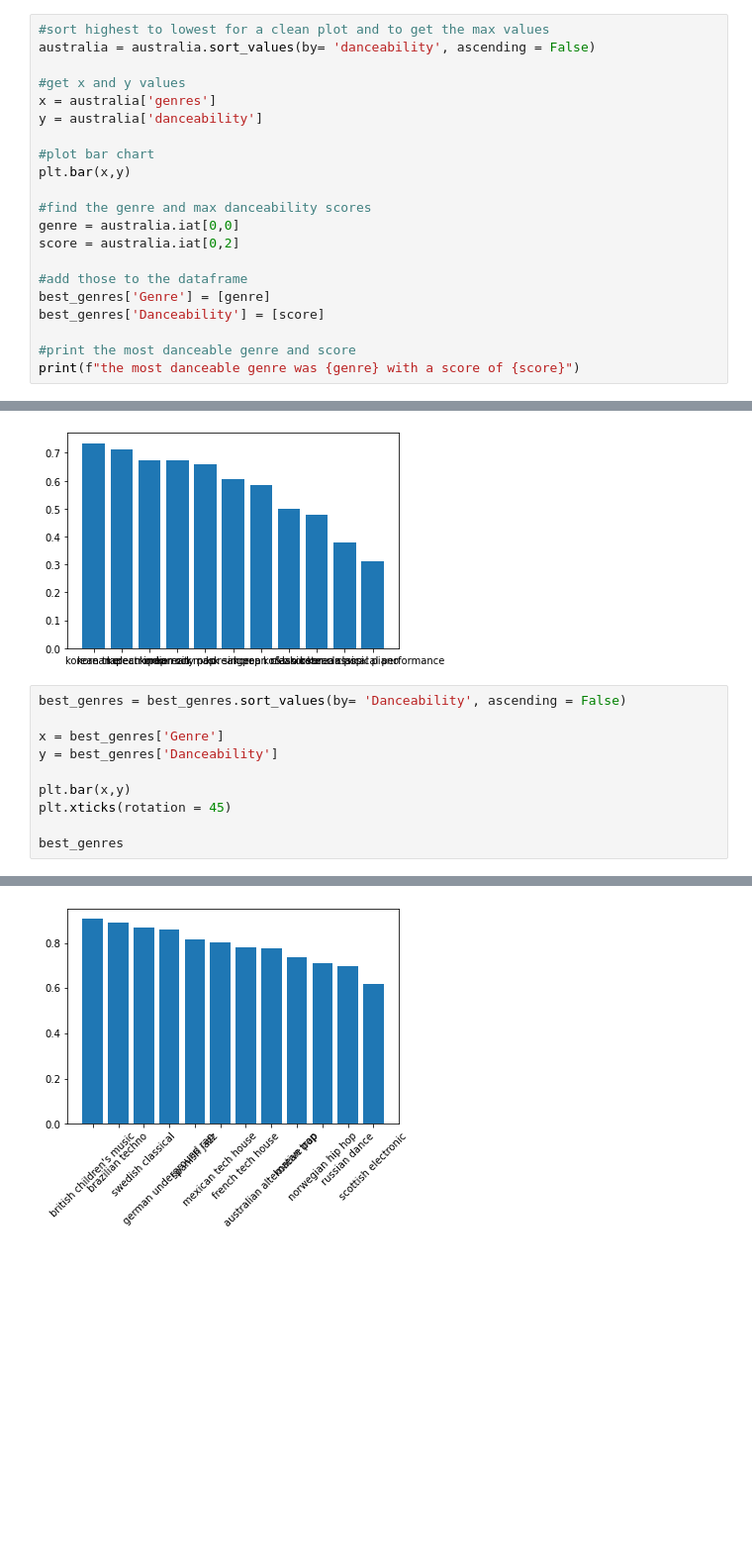
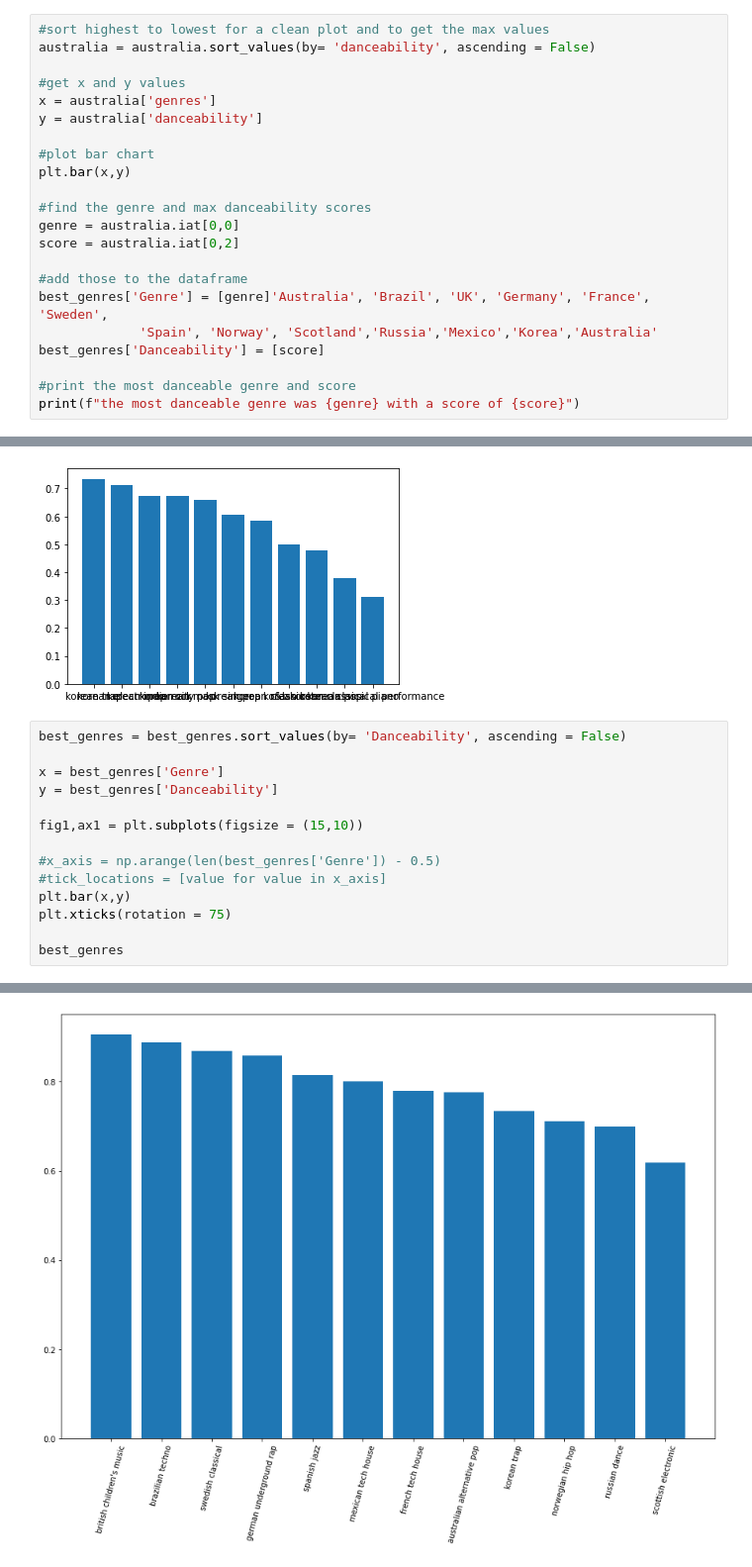
Before and after one commit to collinmpage/NWDS-project-one, a Jupyter notebook: data_visualized.ipynb, the cells around one changed output, grey strips where cells are left out. Shown at 99% size. Drawn from its saved outputs; the diff is of its cells as text; blank space fills up the shorter version.

```diff
--- a/data_visualized.ipynb
+++ b/data_visualized.ipynb
@@ -46,7 +56,8 @@ genre = australia.iat[0,0]
 score = australia.iat[0,2]
 
 #add those to the dataframe
-best_genres['Genre'] = [genre]
+best_genres['Genre'] = [genre]'Australia', 'Brazil', 'UK', 'Germany', 'France', 'Sweden',
+             'Spain', 'Norway', 'Scotland','Russia','Mexico','Korea','Australia'
 best_genres['Danceability'] = [score]
 
 #print the most danceable genre and score
@@ -316,27 +327,31 @@ the most danceable genre was korean trap with a score of 0.7346666666666666
 # %%
 best_genres = best_genres.sort_values(by= 'Danceability', ascending = False)
 
 x = best_genres['Genre']
 y = best_genres['Danceability']
 
+fig1,ax1 = plt.subplots(figsize = (15,10))
+
+#x_axis = np.arange(len(best_genres['Genre']) - 0.5)
+#tick_locations = [value for value in x_axis]
 plt.bar(x,y)
-plt.xticks(rotation = 45)
+plt.xticks(rotation = 75)
 
 best_genres
 # %% [output]
 |  | Genre | Danceability |
 | 2 | british children's music | 0.906000 |
 | 1 | brazilian techno | 0.888000 |
 | 5 | swedish classical | 0.869000 |
 | 3 | german underground rap | 0.859000 |
 | 6 | spanish jazz | 0.814000 |
 | 10 | mexican tech house | 0.801000 |
 | 4 | french tech house | 0.780250 |
 | 0 | australian alternative pop | 0.776417 |
 | 11 | korean trap | 0.734667 |
 | 7 | norwegian hip hop | 0.711000 |
 | 9 | russian dance | 0.699000 |
 | 8 | scottish electronic | 0.618494 |
-[figure, old version]
+[figure, new version]
 # %%
 #I want to add in some notes on pop music here
```
Also changed, not shown: parts of 6 cells of this notebook, 2 other files.
